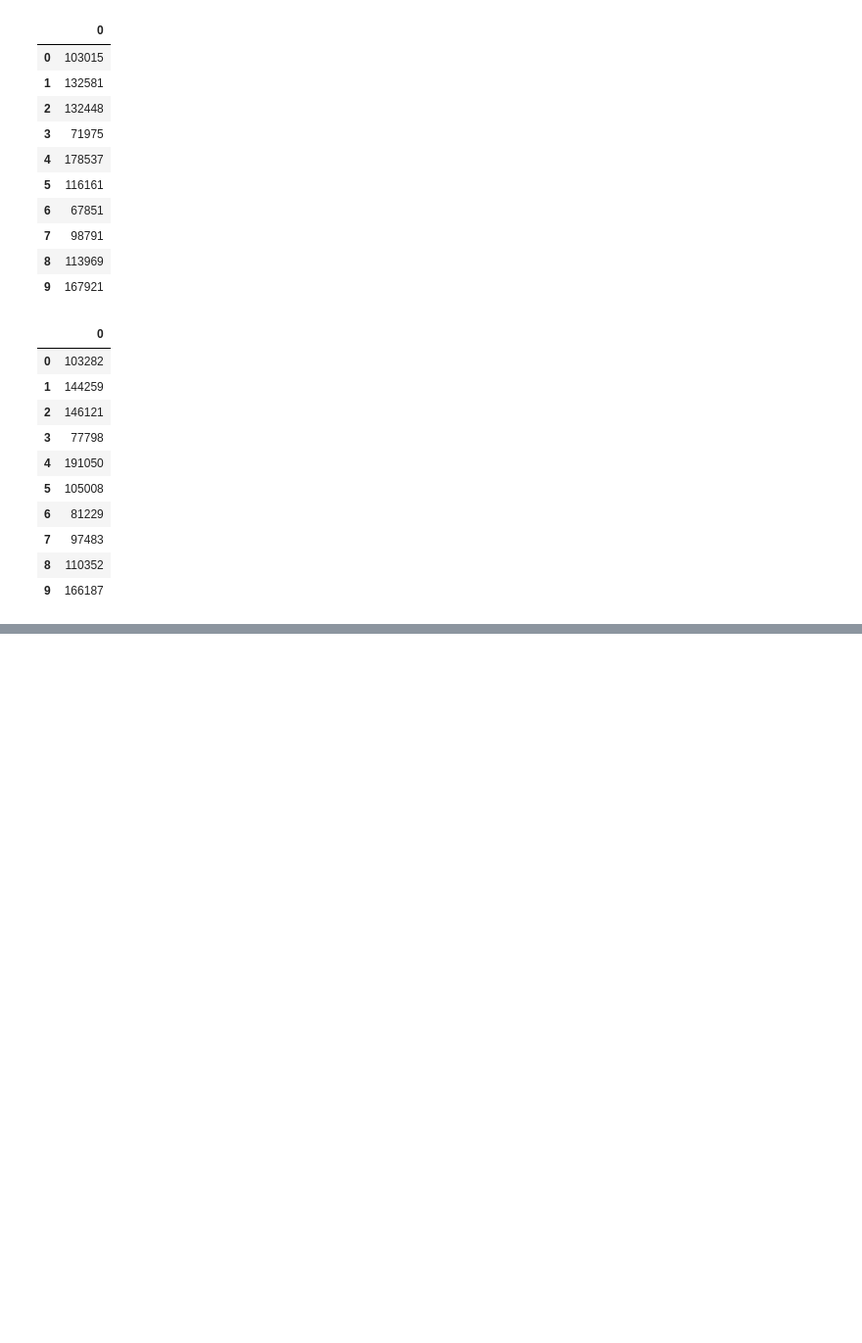
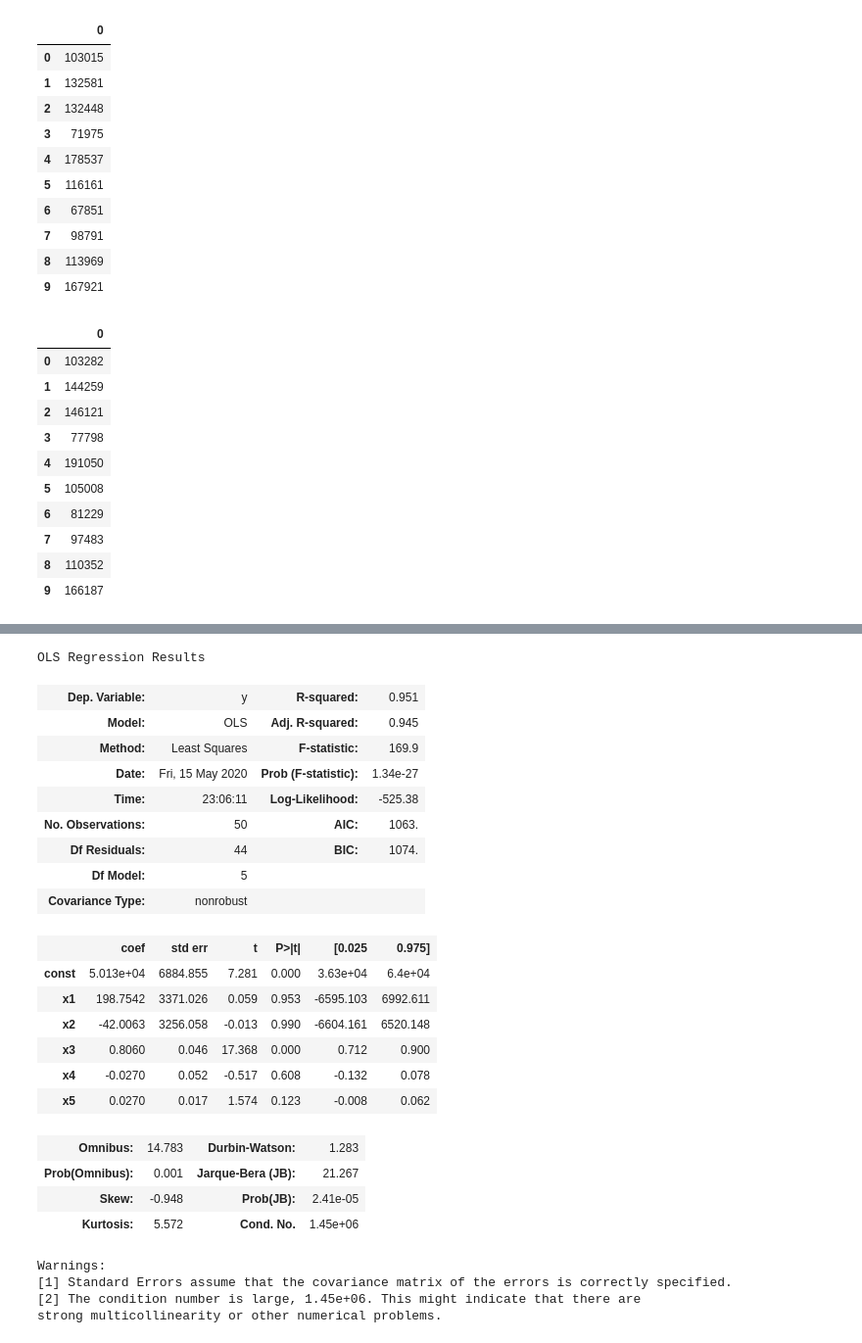
Before and after one commit to Thisuru/Machine-Learning-A-Z, a Jupyter notebook: Part 2 - Regression/Section 5 - Multiple Linear Regression/Section 7 - Multiple Linear Regression/Python/multiple_linear_regression_my_work.ipynb, the cells around one changed output, grey strips where cells are left out. Shown: that part at 98% size. Drawn from its saved outputs; the diff is of its cells as text; code cells hidden in the pictures; blank space fills up the shorter version.

Commit message:
MultipleLinearRegression with Backward Elimination

```diff
--- a/Part 2 - Regression/Section 5 - Multiple Linear Regression/Section 7 - Multiple Linear Regression/Python/multiple_linear_regression_my_work.ipynb
+++ b/Part 2 - Regression/Section 5 - Multiple Linear Regression/Section 7 - Multiple Linear Regression/Python/multiple_linear_regression_my_work.ipynb
@@ -152,3 +152,7 @@ y_test_df
 | 7 | 97483 |
 | 8 | 110352 |
 | 9 | 166187 |
+# %%
+#Building the optimal module using Backward Elimination
+import statsmodels.api as sm
+X = np.append(arr = np.ones((50, 1)).astype(int), values = X, axis = 1)
@@ -154,0 +179,30 @@ y_test_df
+# %%
+X_opt = X[:, [0, 1, 2, 3, 4, 5]]
+regressor_OLS = sm.OLS(endog = y, exog = X_opt).fit()
+regressor_OLS.summary()
+# %% [output]
+OLS Regression Results
+| Dep. Variable: | y | R-squared: | 0.951 |
+| Model: | OLS | Adj. R-squared: | 0.945 |
+| Method: | Least Squares | F-statistic: | 169.9 |
+| Date: | Fri, 15 May 2020 | Prob (F-statistic): | 1.34e-27 |
+| Time: | 23:06:11 | Log-Likelihood: | -525.38 |
+| No. Observations: | 50 | AIC: | 1063. |
+| Df Residuals: | 44 | BIC: | 1074. |
+| Df Model: | 5 |  |  |
+| Covariance Type: | nonrobust |  |  |
+|  | coef | std err | t | P>|t| | [0.025 | 0.975] |
+| const | 5.013e+04 | 6884.855 | 7.281 | 0.000 | 3.63e+04 | 6.4e+04 |
+| x1 | 198.7542 | 3371.026 | 0.059 | 0.953 | -6595.103 | 6992.611 |
+| x2 | -42.0063 | 3256.058 | -0.013 | 0.990 | -6604.161 | 6520.148 |
+| x3 | 0.8060 | 0.046 | 17.368 | 0.000 | 0.712 | 0.900 |
+| x4 | -0.0270 | 0.052 | -0.517 | 0.608 | -0.132 | 0.078 |
+| x5 | 0.0270 | 0.017 | 1.574 | 0.123 | -0.008 | 0.062 |
+| Omnibus: | 14.783 | Durbin-Watson: | 1.283 |
+| Prob(Omnibus): | 0.001 | Jarque-Bera (JB): | 21.267 |
+| Skew: | -0.948 | Prob(JB): | 2.41e-05 |
+| Kurtosis: | 5.572 | Cond. No. | 1.45e+06 |
+Warnings:
+[1] Standard Errors assume that the covariance matrix of the errors is correctly specified.
+[2] The condition number is large, 1.45e+06. This might indicate that there are
+strong multicollinearity or other numerical problems.
```
Also changed, not shown: parts of 5 cells of this notebook.
